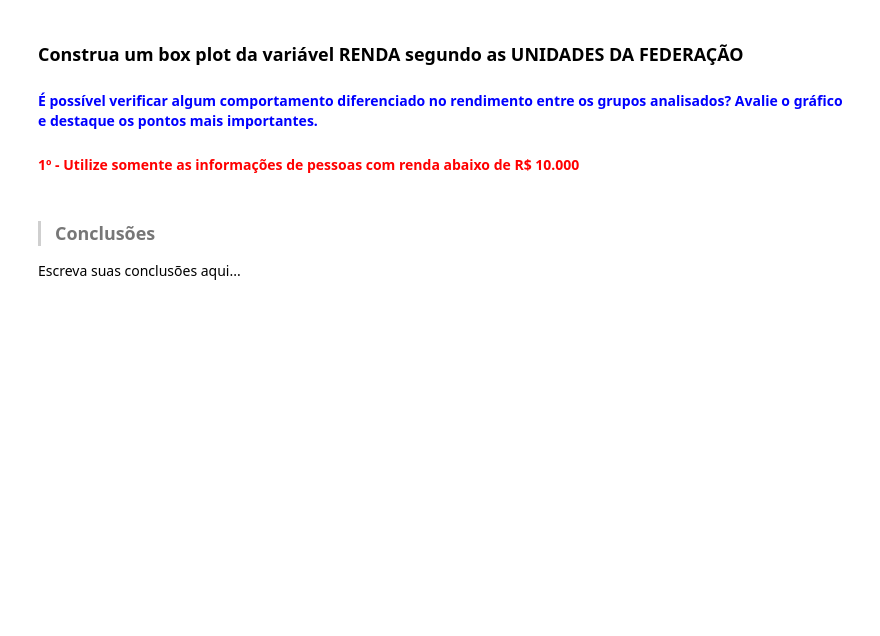
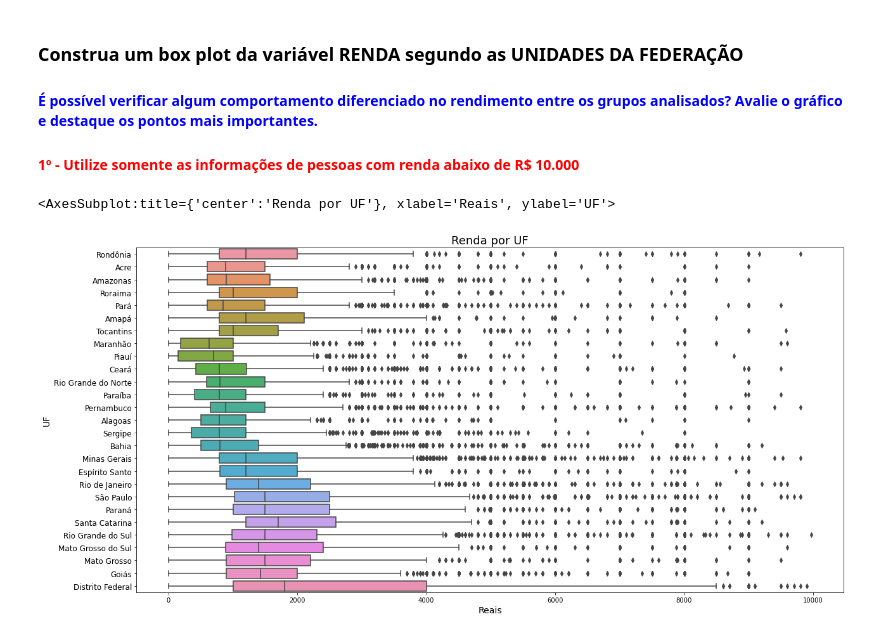
Before and after one commit to EdCarlosBicudo/formacao_data_science_alura, a Jupyter notebook: 3- Estatística com Python parte 1- Frequências e Medidas/Análise_Descritiva.ipynb, the cells around one changed output. Saved outputs shown, nothing was run; the diff lists cells and outputs as text; code cells hidden in the pictures; blank space fills up the shorter version.

```diff
--- a/3- Estatística com Python parte 1- Frequências e Medidas/Análise_Descritiva.ipynb
+++ b/3- Estatística com Python parte 1- Frequências e Medidas/Análise_Descritiva.ipynb
@@ -617,7 +645,15 @@ Conforme os Anos de Estudo aumentam a Renda também aumenta, e aumenta também a
 ### Construa um box plot da variável RENDA segundo as UNIDADES DA FEDERAÇÃO
 #### <font color='blue'>É possível verificar algum comportamento diferenciado no rendimento entre os grupos analisados? Avalie o gráfico e destaque os pontos mais importantes.</font>
 #### <font color='red'>1º - Utilize somente as informações de pessoas com renda abaixo de R$ 10.000</font>
-# %% [markdown]
-> ### Conclusões
-
-Escreva suas conclusões aqui...
+# %%
+ax = sns.boxplot(x = 'Renda', y = 'UF', data = dados.query('Renda < 10000'), orient = 'h')
+ax.figure.set_size_inches(20, 10)
+ax.set_title("Renda por UF", fontsize = 18)
+ax.set_xlabel("Reais", fontsize = 14)
+ax.set_ylabel("UF", fontsize = 14)
+ax.set_yticklabels([key for key in uf.values()], fontsize = 12)
+
+ax
+# %% [output]
+<AxesSubplot:title={'center':'Renda por UF'}, xlabel='Reais', ylabel='UF'>
+[figure, added]
```
Also changed, not shown: parts of 12 cells of this notebook.
